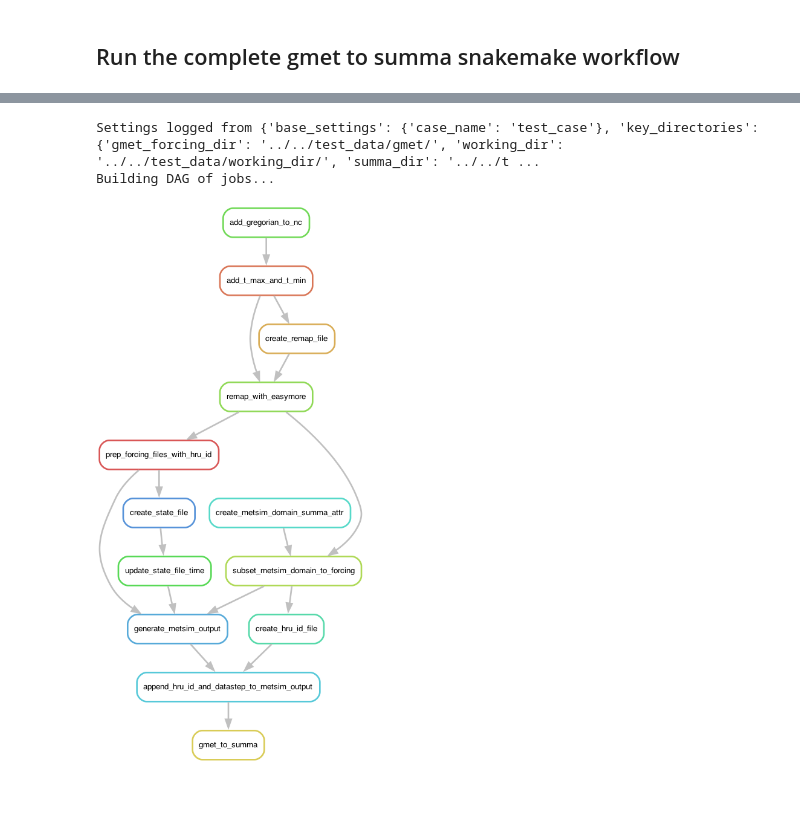
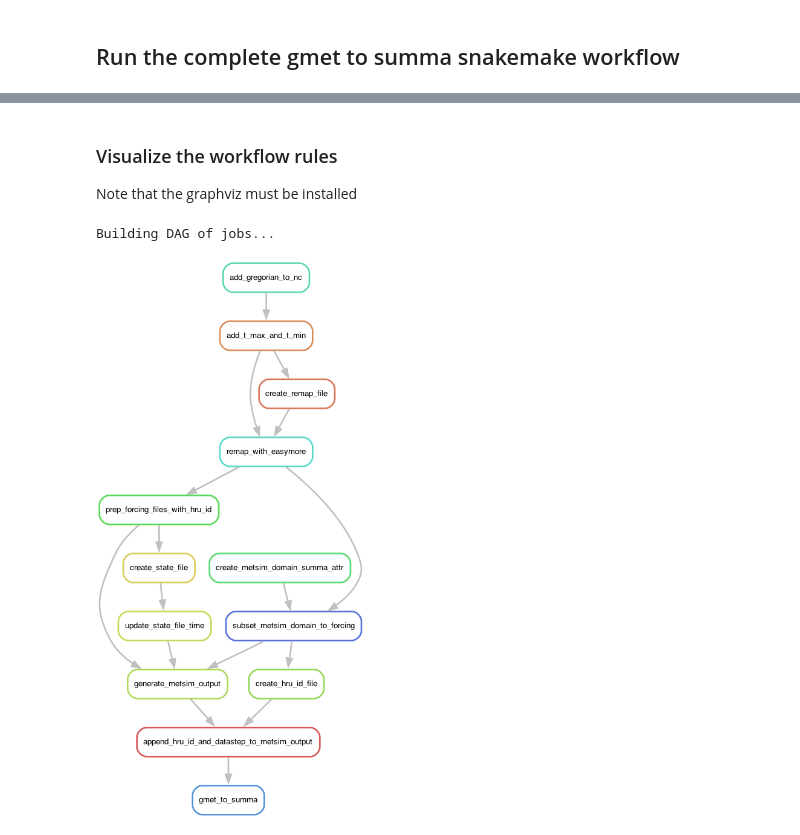
Before and after one commit to DaveCasson/gmet_to_summa_snakemake, a Jupyter notebook: workflow/notebooks/gmet_to_summa_snakemake.ipynb, the cells around one changed output, grey strips where cells are left out. Cells and saved outputs as stored; diff of their text form; code cells hidden in the pictures; blank space fills up the shorter version.

```diff
--- a/workflow/notebooks/gmet_to_summa_snakemake.ipynb
+++ b/workflow/notebooks/gmet_to_summa_snakemake.ipynb
@@ -50,14 +65,13 @@ Overwriting ../gmet_to_summa.smk
+# %% [markdown]
+### Visualize the workflow rules
+
+Note that the graphviz must be installed
 # %%
 from IPython import display
 # Buold build the rule graph
-! snakemake -s ../gmet_to_summa.smk --configfile ../config/gmet_to_summa_test_case_config.yaml --rulegraph | dot -Tpng > ../reports/gmet_to_summa.png
-
-# Build the file graph
-! snakemake -s ../gmet_to_summa.smk --configfile ../config/gmet_to_summa_test_case_config.yaml --filegraph | dot -Tpng > ../reports/gmet_to_summa.png
-
+! snakemake -s ../gmet_to_summa.smk --configfile ../config/gmet_to_summa_test_case_config.yaml --rulegraph | dot -Tpng > ../reports/gmet_to_summa_rule.png
 # Python command to visualise the built image in our notebook
-display.Image('../reports/gmet_to_summa.png')
+display.Image('../reports/gmet_to_summa_rule.png')
 # %% [output]
-Settings logged from {'base_settings': {'case_name': 'test_case'}, 'key_directories': {'gmet_forcing_dir': '../../test_data/gmet/', 'working_dir': '../../test_data/working_dir/', 'summa_dir': '../../t ...
 Building DAG of jobs...
-[figure, old version]
+[figure, new version]
```
Also changed, not shown: parts of 8 cells of this notebook, 7 other files.
